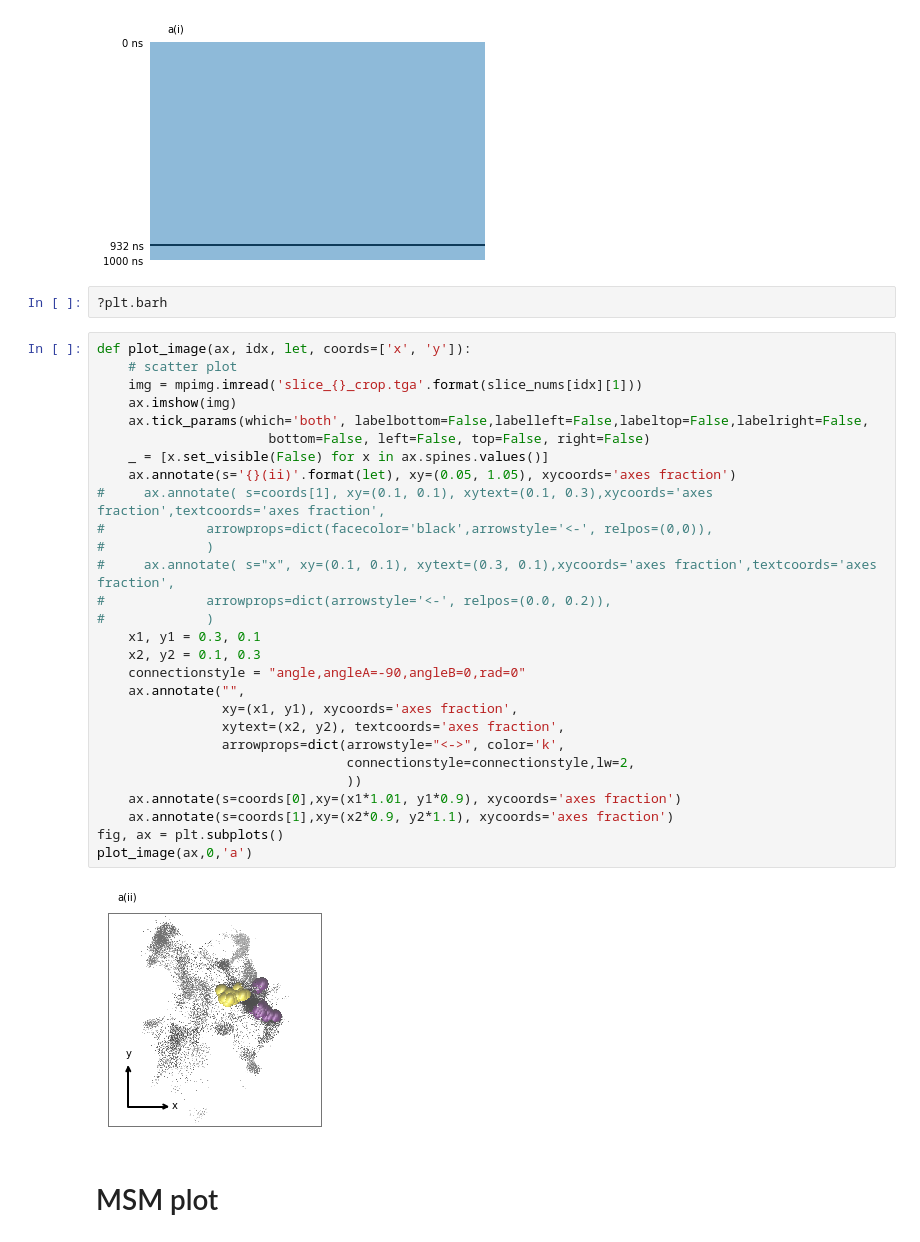
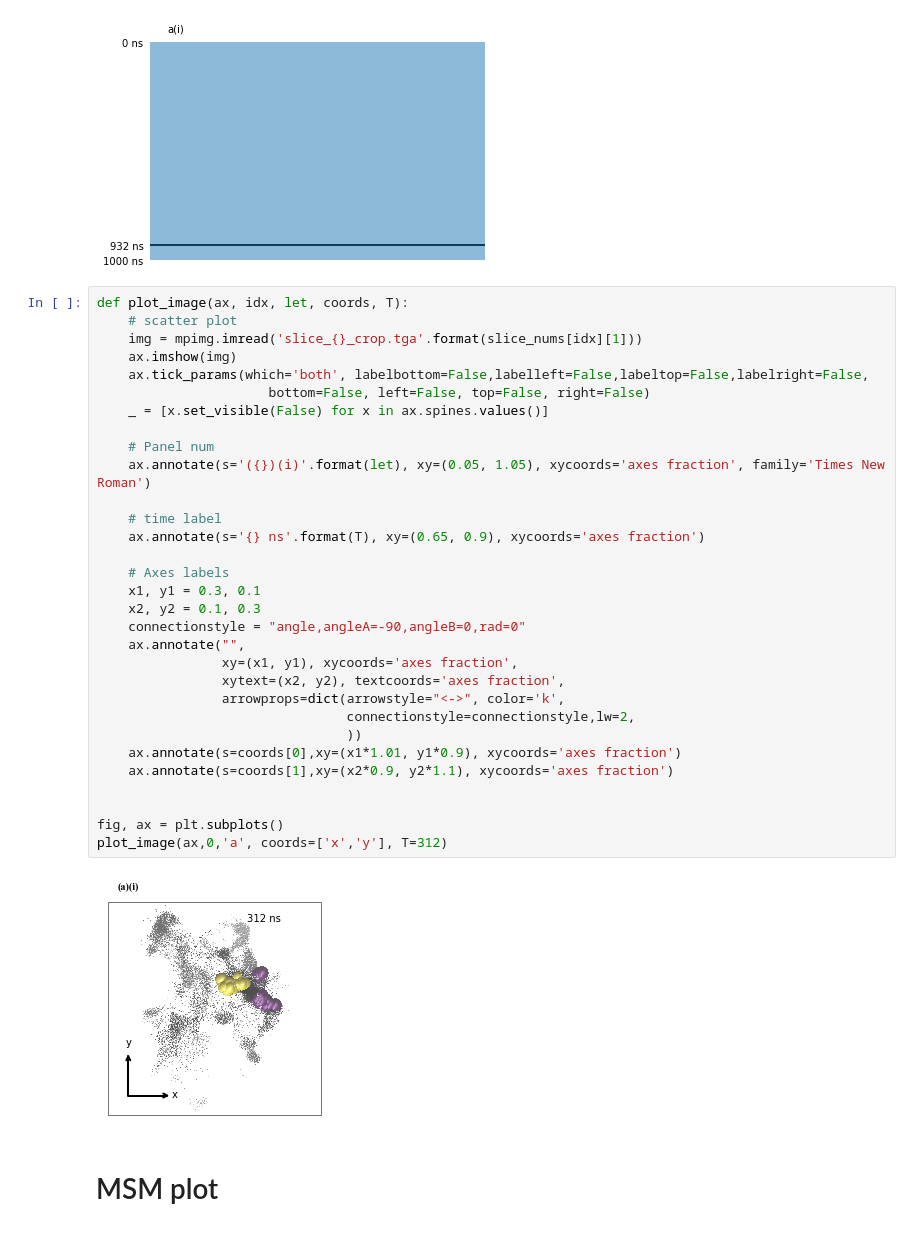
Before and after one commit to RobertArbon/water_diffusion, a Jupyter notebook: paper/bayes_msm_plots.ipynb, the cells around one changed output. Drawn from its saved outputs; the diff is of its cells as text.

```diff
--- a/paper/bayes_msm_plots.ipynb
+++ b/paper/bayes_msm_plots.ipynb
@@ -175,38 +183,39 @@ fig, ax = plt.subplots()
 plot_progress(ax, 932, let='a')
 # %% [output]
 [figure]
-# %%
-?plt.barh
 # %%
-def plot_image(ax, idx, let, coords=['x', 'y']):
+def plot_image(ax, idx, let, coords, T):
     # scatter plot
     img = mpimg.imread('slice_{}_crop.tga'.format(slice_nums[idx][1]))
     ax.imshow(img)
     ax.tick_params(which='both', labelbottom=False,labelleft=False,labeltop=False,labelright=False,
                       bottom=False, left=False, top=False, right=False)
     _ = [x.set_visible(False) for x in ax.spines.values()]
-    ax.annotate(s='{}(ii)'.format(let), xy=(0.05, 1.05), xycoords='axes fraction')
-#     ax.annotate( s=coords[1], xy=(0.1, 0.1), xytext=(0.1, 0.3),xycoords='axes fraction',textcoords='axes fraction',
-#             arrowprops=dict(facecolor='black',arrowstyle='<-', relpos=(0,0)),
-#             )
-#     ax.annotate( s="x", xy=(0.1, 0.1), xytext=(0.3, 0.1),xycoords='axes fraction',textcoords='axes fraction',
-#             arrowprops=dict(arrowstyle='<-', relpos=(0.0, 0.2)),
-#             )
+
+    # Panel num
+    ax.annotate(s='({})(i)'.format(let), xy=(0.05, 1.05), xycoords='axes fraction', family='Times New Roman')
+
+    # time label
+    ax.annotate(s='{} ns'.format(T), xy=(0.65, 0.9), xycoords='axes fraction')
+
+    # Axes labels
     x1, y1 = 0.3, 0.1
     x2, y2 = 0.1, 0.3
     connectionstyle = "angle,angleA=-90,angleB=0,rad=0"
     ax.annotate("",
                 xy=(x1, y1), xycoords='axes fraction',
                 xytext=(x2, y2), textcoords='axes fraction',
                 arrowprops=dict(arrowstyle="<->", color='k',
                                 connectionstyle=connectionstyle,lw=2,
                                 ))
     ax.annotate(s=coords[0],xy=(x1*1.01, y1*0.9), xycoords='axes fraction')
     ax.annotate(s=coords[1],xy=(x2*0.9, y2*1.1), xycoords='axes fraction')
+
+
 fig, ax = plt.subplots()
-plot_image(ax,0,'a')
+plot_image(ax,0,'a', coords=['x','y'], T=312)
 # %% [output]
-[figure, old version]
+[figure, new version]
 # %% [markdown]
 # MSM plot
 # %%
```
Also changed, not shown: parts of 5 cells of this notebook.
